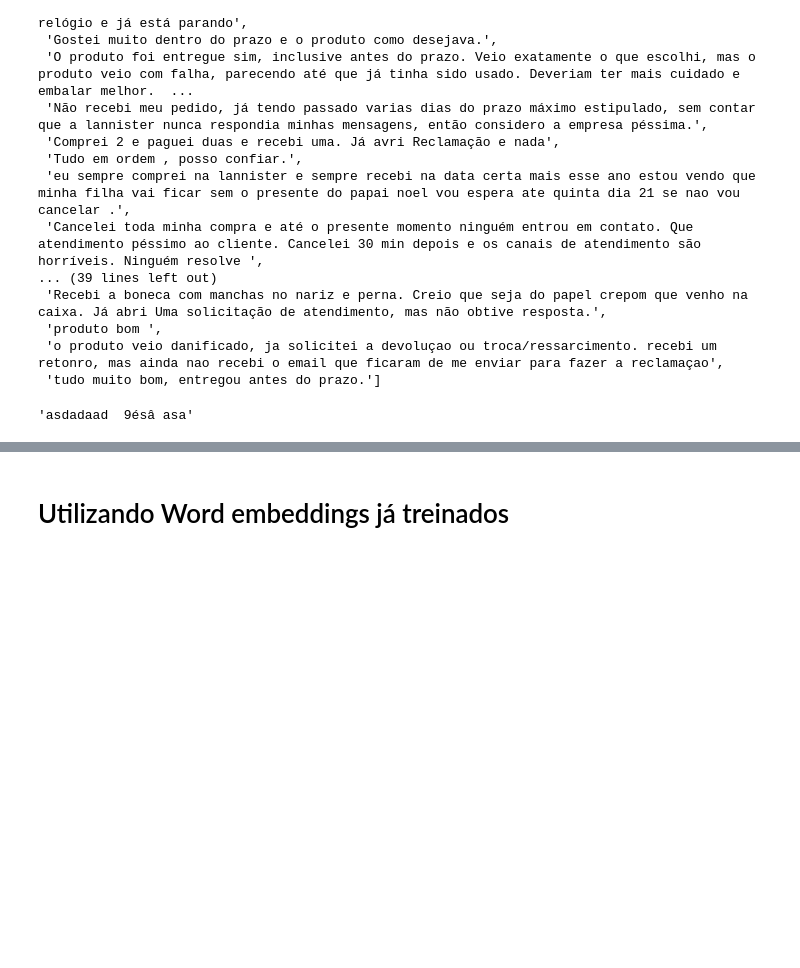
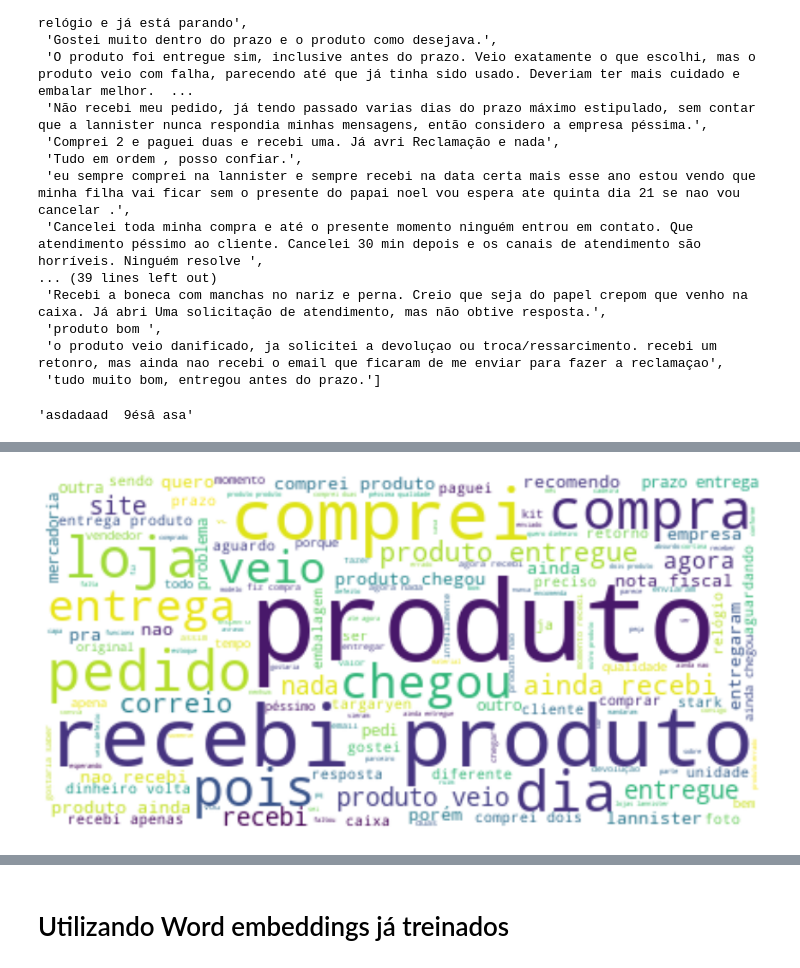
Before and after one commit to guitsuo/NLPStudies, a Jupyter notebook: word_embeddings/TreinandoNLPCasoReal.ipynb, the cells around one changed output, grey strips where cells are left out. Saved outputs shown, nothing was run; the diff lists cells and outputs as text; code cells hidden in the pictures; blank space fills up the shorter version.

```diff
--- a/word_embeddings/TreinandoNLPCasoReal.ipynb
+++ b/word_embeddings/TreinandoNLPCasoReal.ipynb
@@ -127,0 +388,23 @@ df_review['review_comment_message'] = df_review['review_comment_message'].apply(
+# %%
+review_1 = df_review[df_review['review_score'] == 1]
+review_2 = df_review[df_review['review_score'] == 2]
+review_3 = df_review[df_review['review_score'] == 3]
+review_4 = df_review[df_review['review_score'] == 4]
+review_5 = df_review[df_review['review_score'] == 5]
+# %%
+ from wordcloud import WordCloud
+import matplotlib.pyplot as plt
+
+
+def gera_wc(df):
+  texto = ' '.join(i for i in df['review_comment_message'] )
+
+  wordcloud = WordCloud(background_color="white").generate(texto)
+  plt.figure( figsize=(15,10))
+  plt.imshow(wordcloud, interpolation='bilinear')
+  plt.axis("off")
+  plt.show()
+
+gera_wc(review_1)
+# %% [output]
+[figure, added]
```
Also changed, not shown: parts of 36 cells of this notebook.
